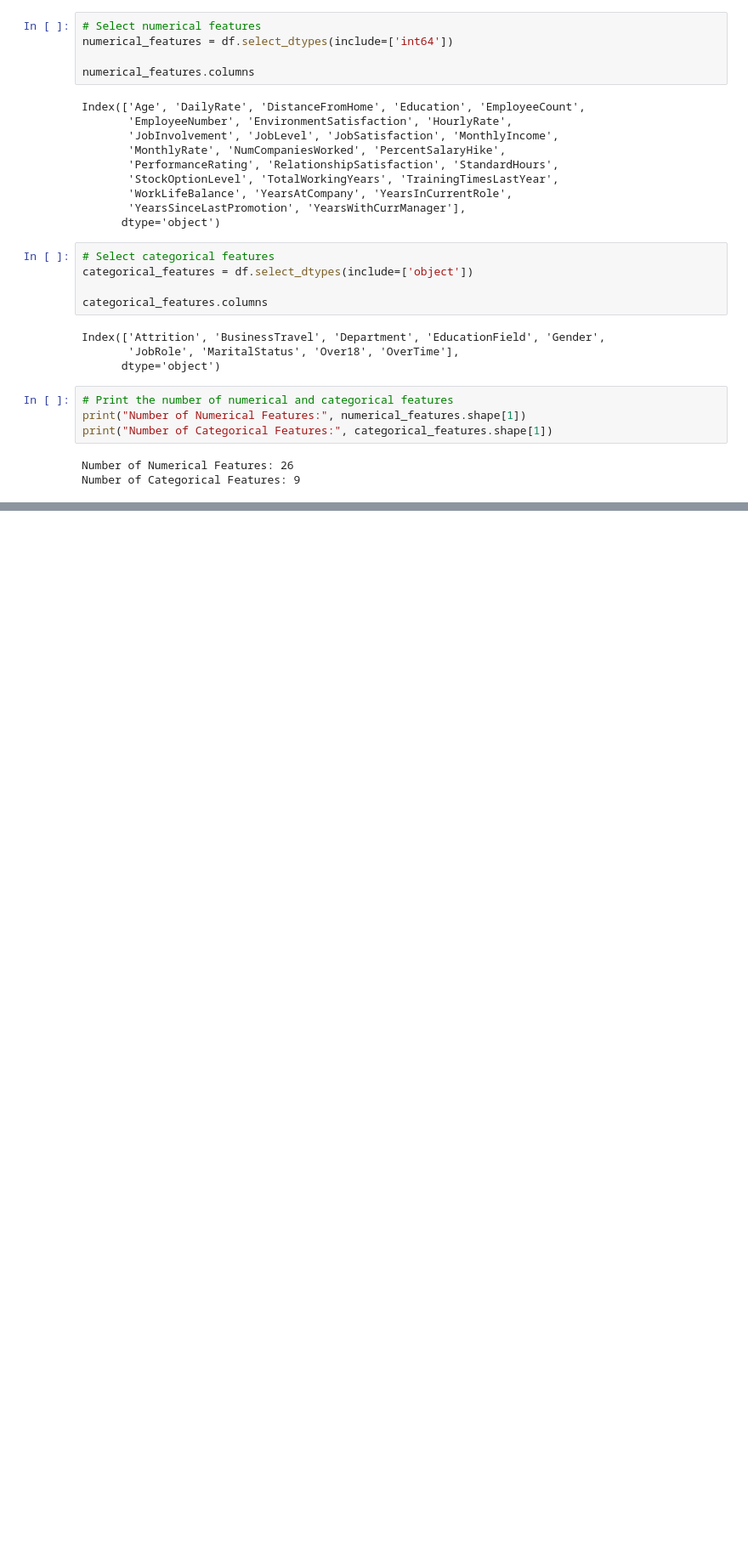
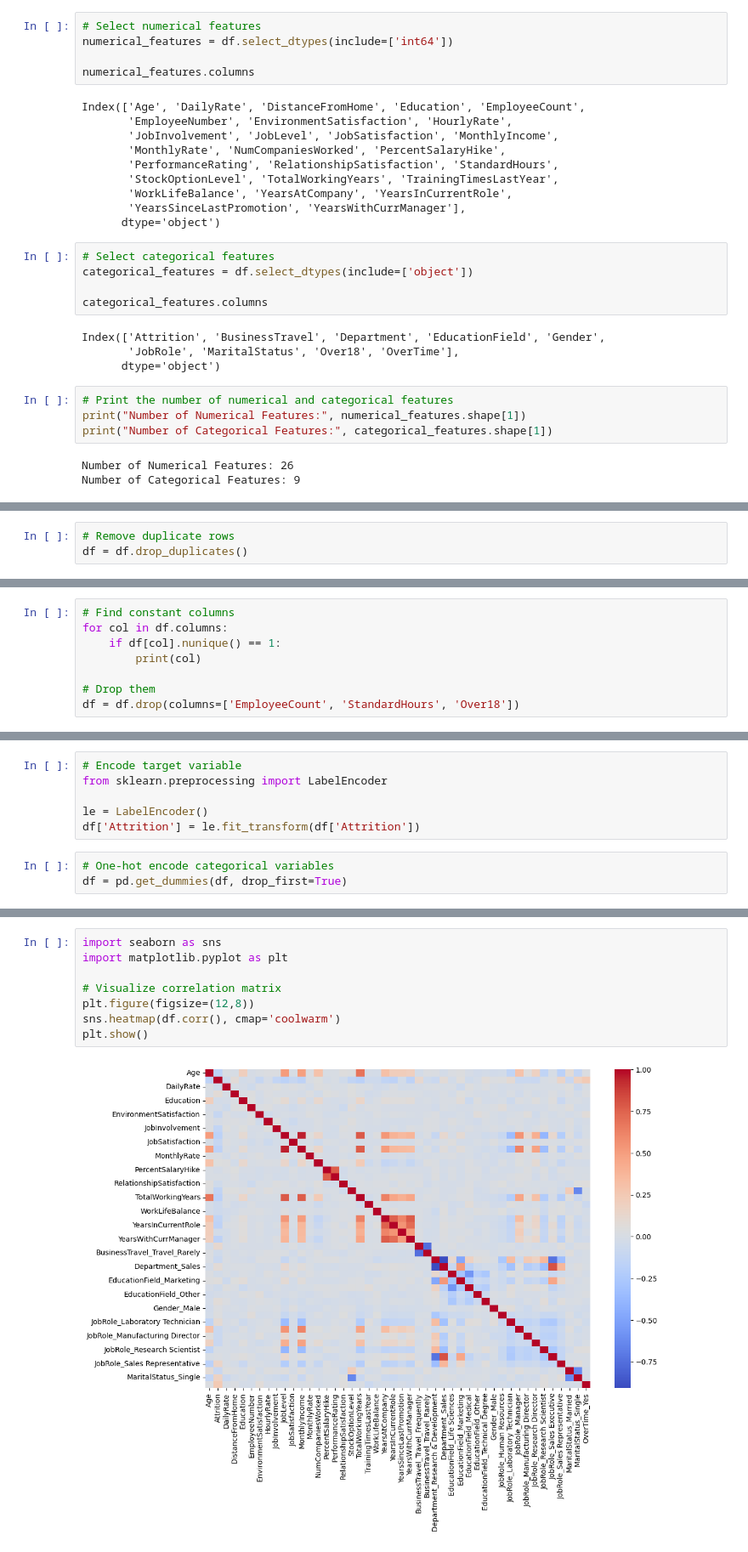
Before and after one commit to Qasim00760/Mentorship-Program-Devsil, a Jupyter notebook: Weekly Mini Projects/Week 6/EMPLOYEE_ATTRITION_PREDICTION_SYSTEM .ipynb, the cells around one changed output, grey strips where cells are left out. Shown at 85% size. Cells and saved outputs as stored; diff of their text form; blank space fills up the shorter version.

```diff
--- a/Weekly Mini Projects/Week 6/EMPLOYEE_ATTRITION_PREDICTION_SYSTEM .ipynb
+++ b/Weekly Mini Projects/Week 6/EMPLOYEE_ATTRITION_PREDICTION_SYSTEM .ipynb
@@ -633,0 +684,3 @@ Number of Categorical Features: 9
+# %%
+# Remove duplicate rows
+df = df.drop_duplicates()
@@ -633,0 +732,8 @@ Number of Categorical Features: 9
+# %%
+# Find constant columns
+for col in df.columns:
+    if df[col].nunique() == 1:
+        print(col)
+
+# Drop them
+df = df.drop(columns=['EmployeeCount', 'StandardHours', 'Over18'])
@@ -633,0 +760,9 @@ Number of Categorical Features: 9
+# %%
+# Encode target variable
+from sklearn.preprocessing import LabelEncoder
+
+le = LabelEncoder()
+df['Attrition'] = le.fit_transform(df['Attrition'])
+# %%
+# One-hot encode categorical variables
+df = pd.get_dummies(df, drop_first=True)
@@ -633,0 +776,10 @@ Number of Categorical Features: 9
+# %%
+import seaborn as sns
+import matplotlib.pyplot as plt
+
+# Visualize correlation matrix
+plt.figure(figsize=(12,8))
+sns.heatmap(df.corr(), cmap='coolwarm')
+plt.show()
+# %% [output]
+[figure, added]
```
Also changed, not shown: parts of 82 cells of this notebook.
